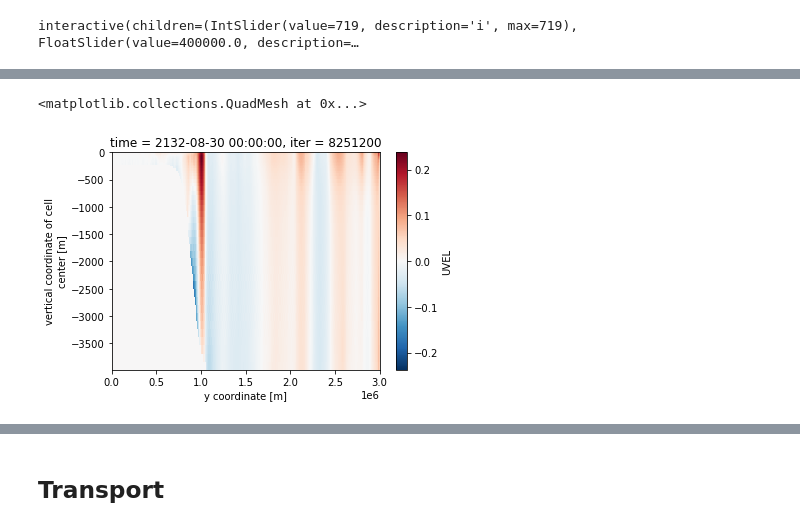
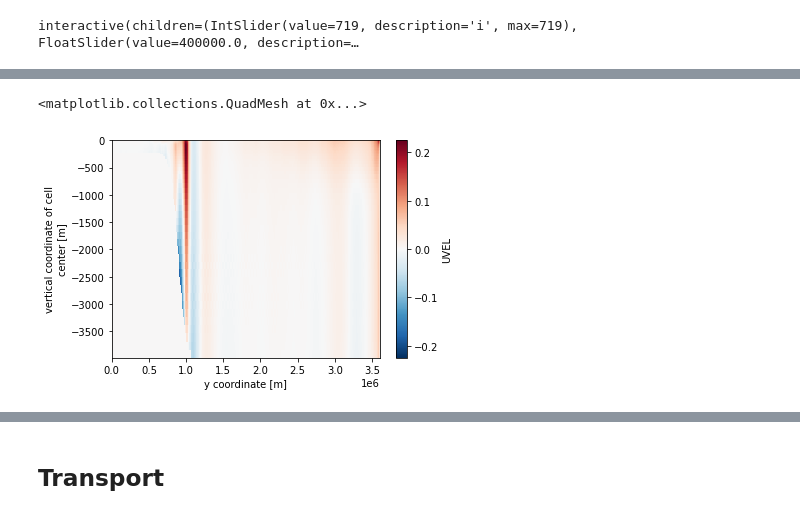
Before and after one commit to edoddridge/SO-channel-embayment, a Jupyter notebook: analysis/analysis-MITgcm-gadi.ipynb, the cells around one changed output, grey strips where cells are left out. Drawn from its saved outputs; the diff is of its cells as text; code cells hidden in the pictures.

```diff
--- a/analysis/analysis-MITgcm-gadi.ipynb
+++ b/analysis/analysis-MITgcm-gadi.ipynb
@@ -892,8 +1296,9 @@ ds_2d['ETAN'].sel(time=slice('2022-01-01',ds_2d['time'][-1])).mean(dim='time').p
 # %%
-ds_state['UVEL'].resample(time="1M").mean().mean(dim='XG').sel(time=ds_state['time'][-1], method='nearest').plot()
+# ds_state['UVEL'].resample(time="1M").mean().mean(dim='XG').sel(time=ds_state['time'][-1], method='nearest').plot()
+ds_state['UVEL'].sel(time=slice('2010-01-01', ds_state['time'][-1])).mean(dim=['XG', 'time']).plot()
 # %% [output]
 <matplotlib.collections.QuadMesh at 0x...>
-[figure, old version]
+[figure, new version]
 # %%
 ds_state['VVEL'].mean(dim='XC').sel(time=ds_state['time'][-1]).plot()
 # %% [output]
```
Also changed, not shown: parts of 99 cells of this notebook.
